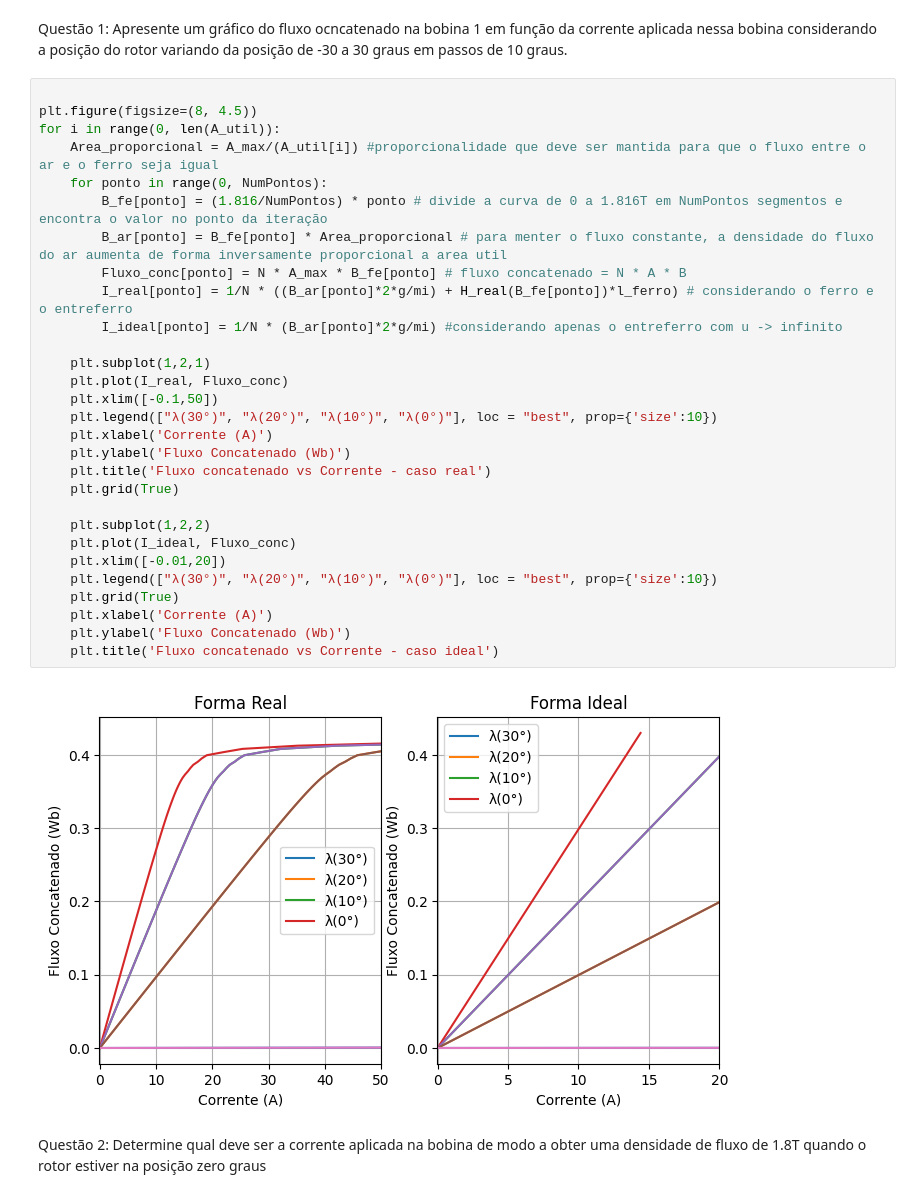
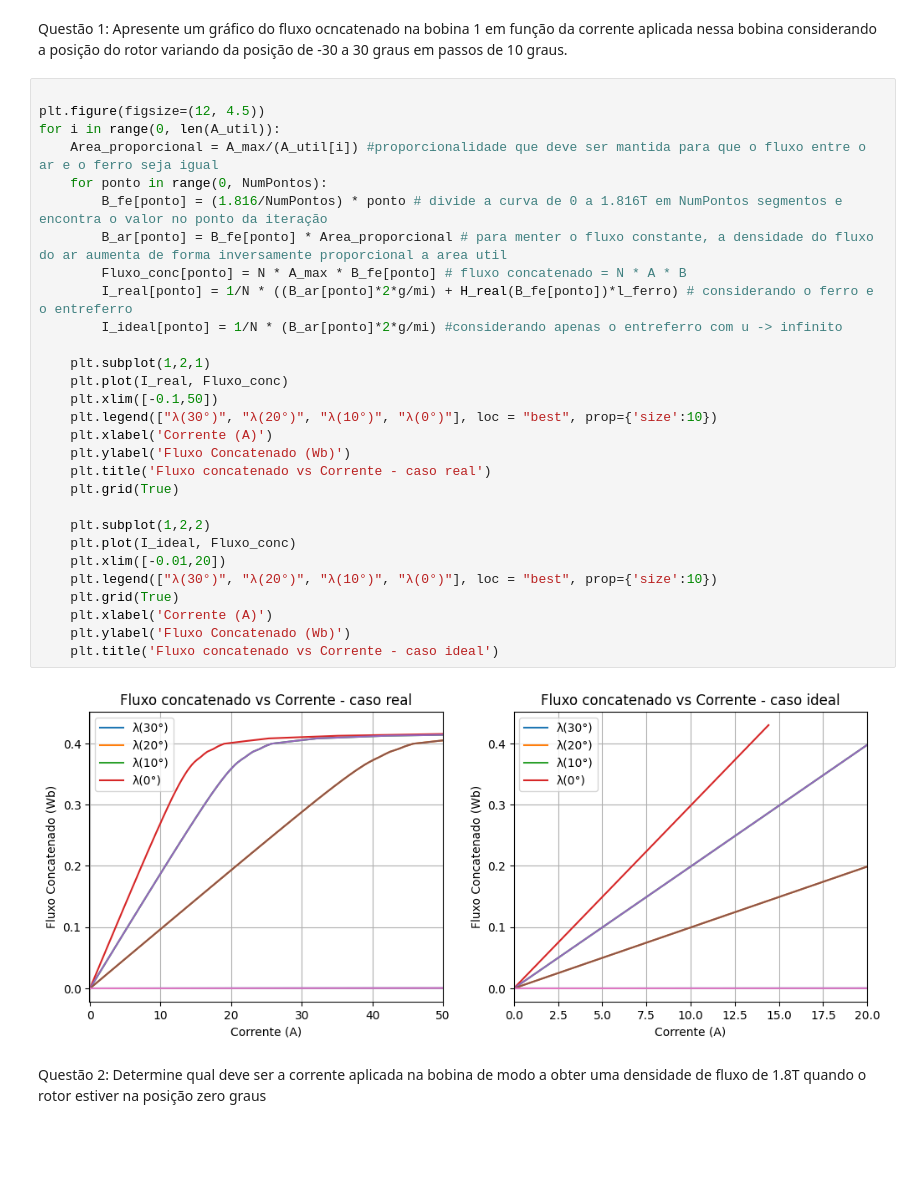
Before and after one commit to leoborgess/conversao-questao2, a Jupyter notebook: questao2.ipynb, the cells around one changed output. Cells and saved outputs as stored; diff of their text form; blank space fills up the shorter version.

```diff
--- a/questao2.ipynb
+++ b/questao2.ipynb
@@ -42,35 +42,35 @@ B_fe           = np.zeros(NumPontos)
 Questão 1: Apresente um gráfico do fluxo ocncatenado na bobina 1 em função da corrente aplicada nessa bobina considerando a posição do rotor variando da posição de -30 a 30 graus em passos de 10 graus.
 # %%
 
-plt.figure(figsize=(8, 4.5))
+plt.figure(figsize=(12, 4.5))
 for i in range(0, len(A_util)):
     Area_proporcional = A_max/(A_util[i]) #proporcionalidade que deve ser mantida para que o fluxo entre o ar e o ferro seja igual
     for ponto in range(0, NumPontos):
         B_fe[ponto] = (1.816/NumPontos) * ponto # divide a curva de 0 a 1.816T em NumPontos segmentos e encontra o valor no ponto da iteração
         B_ar[ponto] = B_fe[ponto] * Area_proporcional # para menter o fluxo constante, a densidade do fluxo do ar aumenta de forma inversamente proporcional a area util
         Fluxo_conc[ponto] = N * A_max * B_fe[ponto] # fluxo concatenado = N * A * B
         I_real[ponto] = 1/N * ((B_ar[ponto]*2*g/mi) + H_real(B_fe[ponto])*l_ferro) # considerando o ferro e o entreferro
         I_ideal[ponto] = 1/N * (B_ar[ponto]*2*g/mi) #considerando apenas o entreferro com u -> infinito
 
     plt.subplot(1,2,1)
     plt.plot(I_real, Fluxo_conc)
     plt.xlim([-0.1,50])
     plt.legend(["λ(30°)", "λ(20°)", "λ(10°)", "λ(0°)"], loc = "best", prop={'size':10})
     plt.xlabel('Corrente (A)')
     plt.ylabel('Fluxo Concatenado (Wb)')
     plt.title('Fluxo concatenado vs Corrente - caso real')
     plt.grid(True)
 
     plt.subplot(1,2,2)
     plt.plot(I_ideal, Fluxo_conc)
     plt.xlim([-0.01,20])
     plt.legend(["λ(30°)", "λ(20°)", "λ(10°)", "λ(0°)"], loc = "best", prop={'size':10})
     plt.grid(True)
     plt.xlabel('Corrente (A)')
     plt.ylabel('Fluxo Concatenado (Wb)')
     plt.title('Fluxo concatenado vs Corrente - caso ideal')
 # %% [output]
-[figure, old version]
+[figure, new version]
 # %% [markdown]
 Questão 2: Determine qual deve ser a corrente aplicada na bobina de modo a obter uma densidade de fluxo de 1.8T quando o rotor estiver na posição zero graus
 # %%
```
Also changed, not shown: parts of 8 cells of this notebook.
